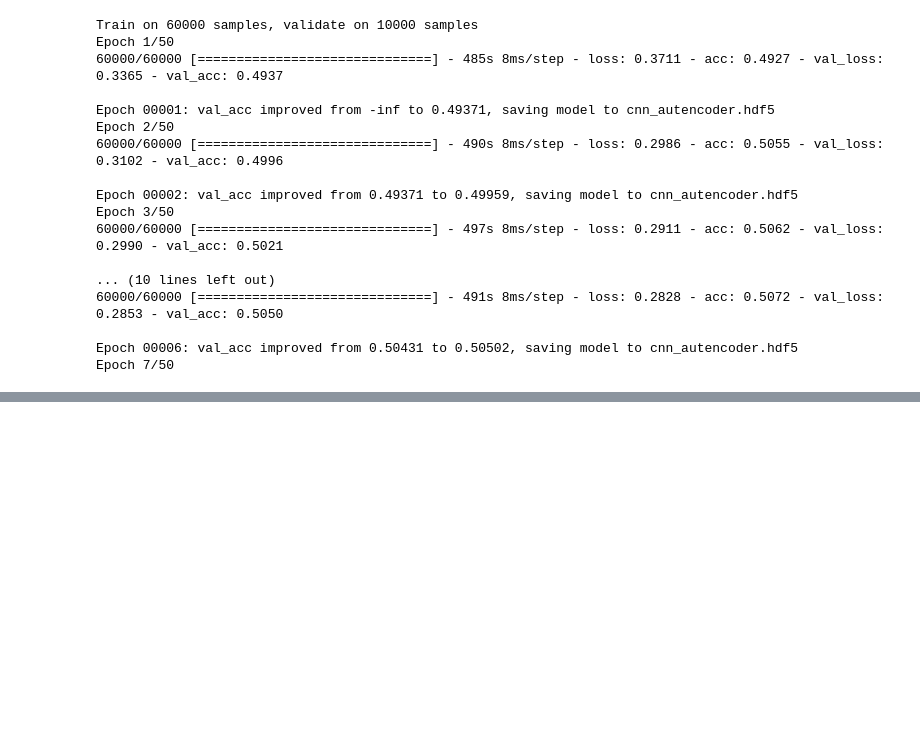
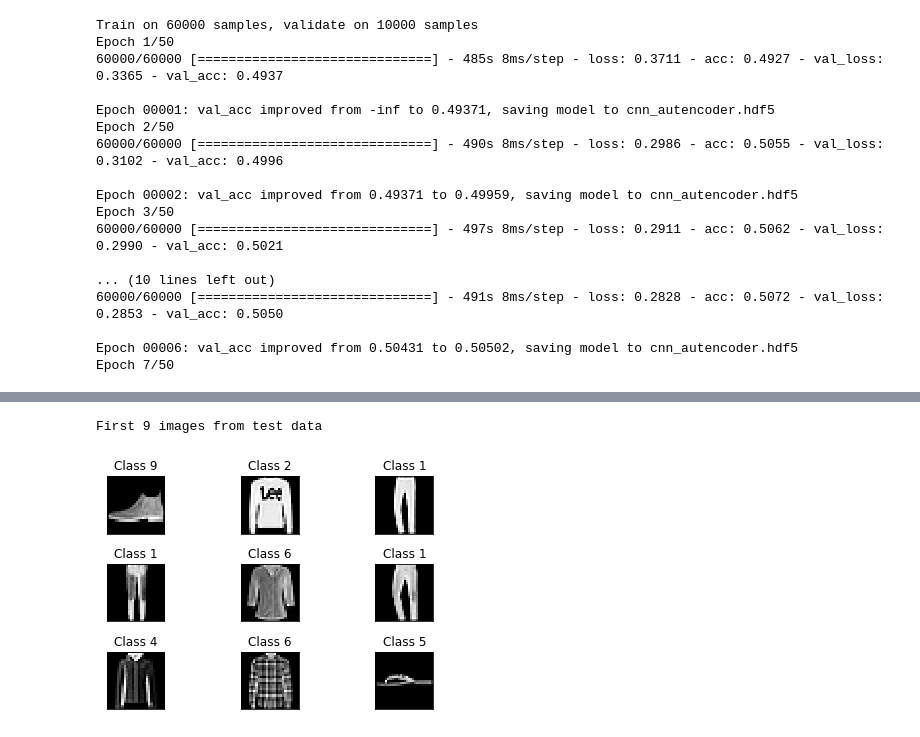
Before and after one commit to ptl93/DeepLearning_AutoEncoders, a Jupyter notebook: Convolutional_NN_AutoEncoder.ipynb, the cells around one changed output, grey strips where cells are left out. Saved outputs shown, nothing was run; the diff lists cells and outputs as text; code cells hidden in the pictures; blank space fills up the shorter version.

```diff
--- a/Convolutional_NN_AutoEncoder.ipynb
+++ b/Convolutional_NN_AutoEncoder.ipynb
@@ -200,0 +219,13 @@ Epoch 7/50
+# %%
+print("First 9 images from test data")
+fig = plt.figure()
+for i in range(9):
+  plt.subplot(3,3,i+1)
+  plt.tight_layout()
+  plt.imshow(x_test[i].reshape(28, 28), cmap='gray', interpolation='none')
+  plt.title("Class {}".format(y_test[i]))
+  plt.xticks([])
+  plt.yticks([])
+# %% [output]
+First 9 images from test data
+[figure, added]
```
Also changed, not shown: parts of 6 cells of this notebook.
